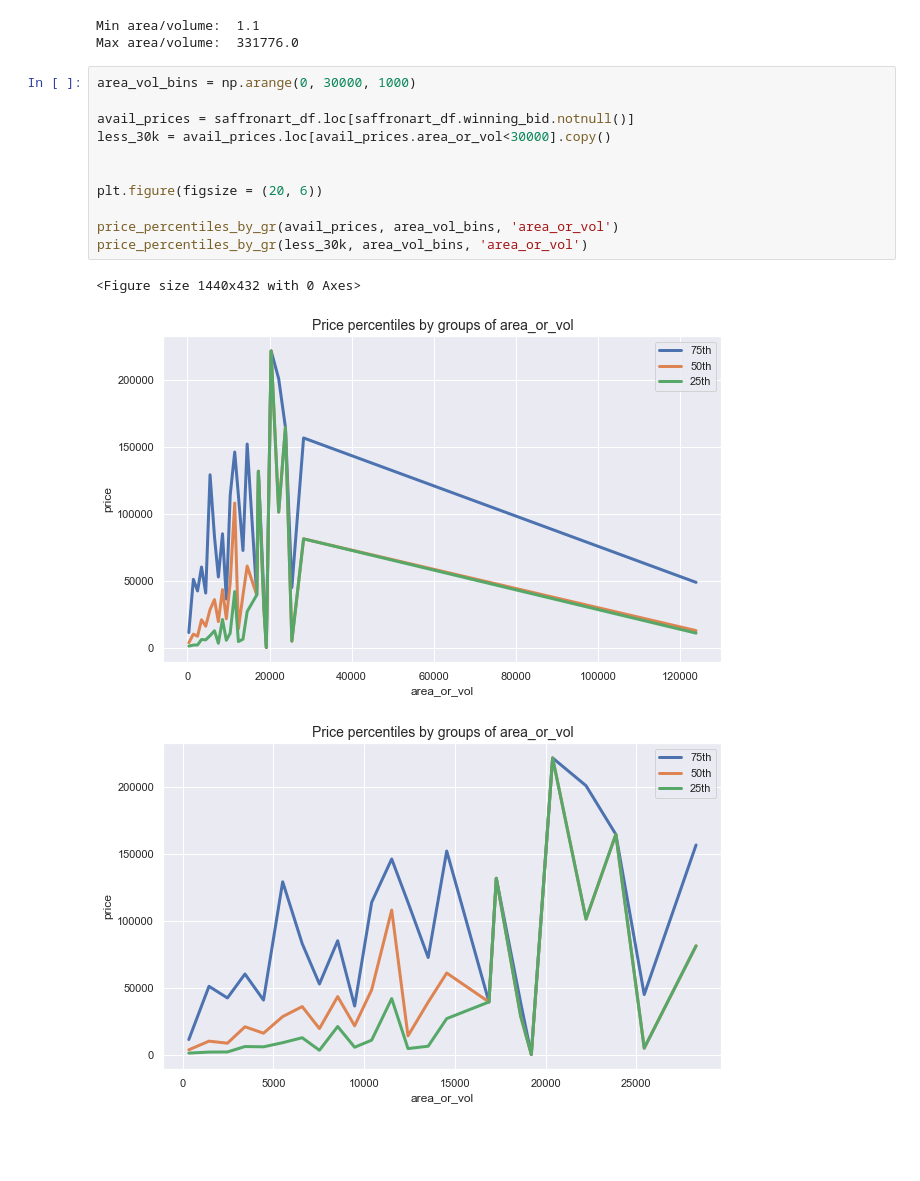
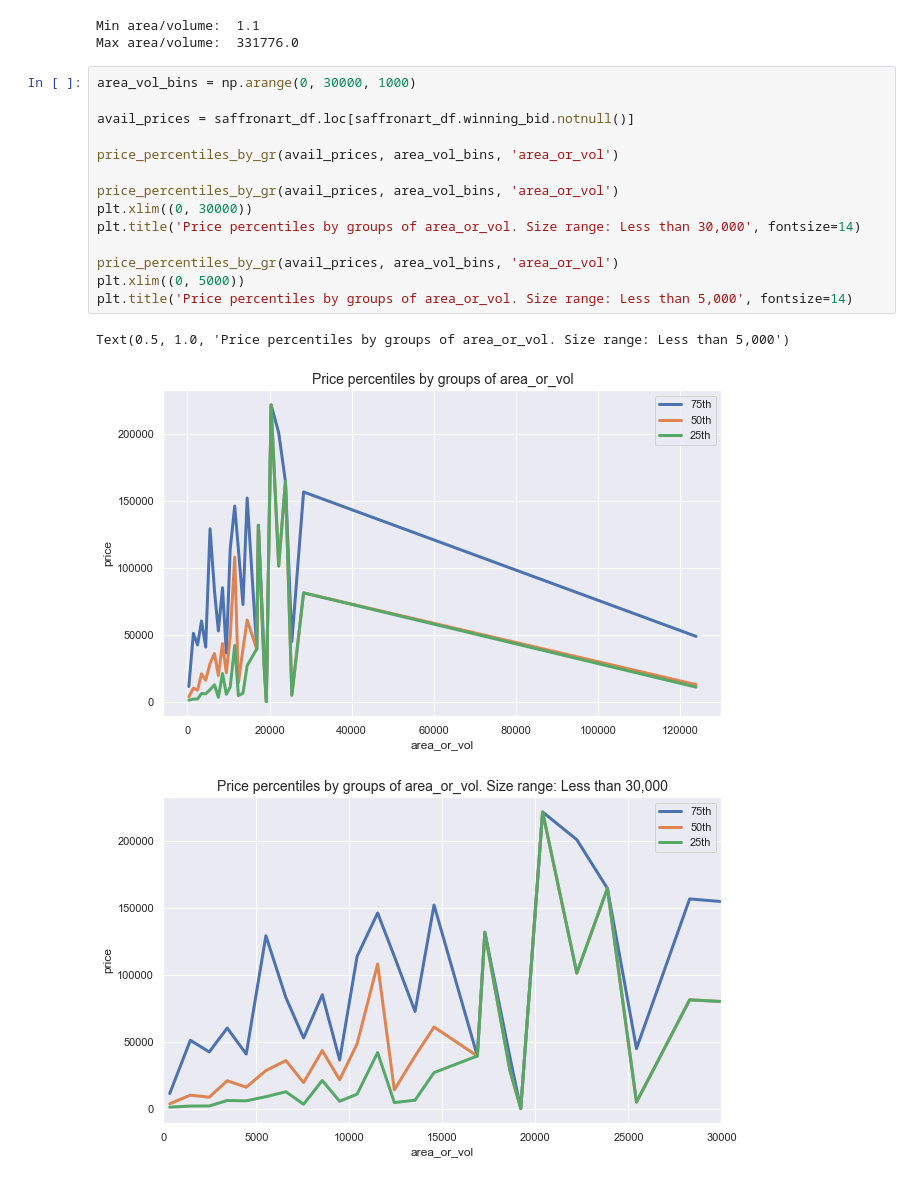
Before and after one commit to dcaohuu18/saffronart_stats_analysis, a Jupyter notebook: internal_continuous_regression.ipynb, the cells around one changed output. Cells and saved outputs as stored; diff of their text form; blank space fills up the shorter version.

```diff
--- a/internal_continuous_regression.ipynb
+++ b/internal_continuous_regression.ipynb
@@ -219,18 +263,21 @@ print("Max area/volume: ", max_av)
 # %% [output]
 Min area/volume:  1.1
 Max area/volume:  331776.0
-# %%
-area_vol_bins = np.arange(0, 30000, 1000)
-
-avail_prices = saffronart_df.loc[saffronart_df.winning_bid.notnull()]
-less_30k = avail_prices.loc[avail_prices.area_or_vol<30000].copy()
-
-
-plt.figure(figsize = (20, 6))
-
-price_percentiles_by_gr(avail_prices, area_vol_bins, 'area_or_vol')
-price_percentiles_by_gr(less_30k, area_vol_bins, 'area_or_vol')
-# %% [output]
-<Figure size 1440x432 with 0 Axes>
-[figure, removed]
-[figure, removed]
+# %%
+area_vol_bins = np.arange(0, 30000, 1000)
+
+avail_prices = saffronart_df.loc[saffronart_df.winning_bid.notnull()]
+
+price_percentiles_by_gr(avail_prices, area_vol_bins, 'area_or_vol')
+
+price_percentiles_by_gr(avail_prices, area_vol_bins, 'area_or_vol')
+plt.xlim((0, 30000))
+plt.title('Price percentiles by groups of area_or_vol. Size range: Less than 30,000', fontsize=14)
+
+price_percentiles_by_gr(avail_prices, area_vol_bins, 'area_or_vol')
+plt.xlim((0, 5000))
+plt.title('Price percentiles by groups of area_or_vol. Size range: Less than 5,000', fontsize=14)
+# %% [output]
+Text(0.5, 1.0, 'Price percentiles by groups of area_or_vol. Size range: Less than 5,000')
+[figure, added]
+[figure, added]
```
Also changed, not shown: parts of 19 cells of this notebook.
